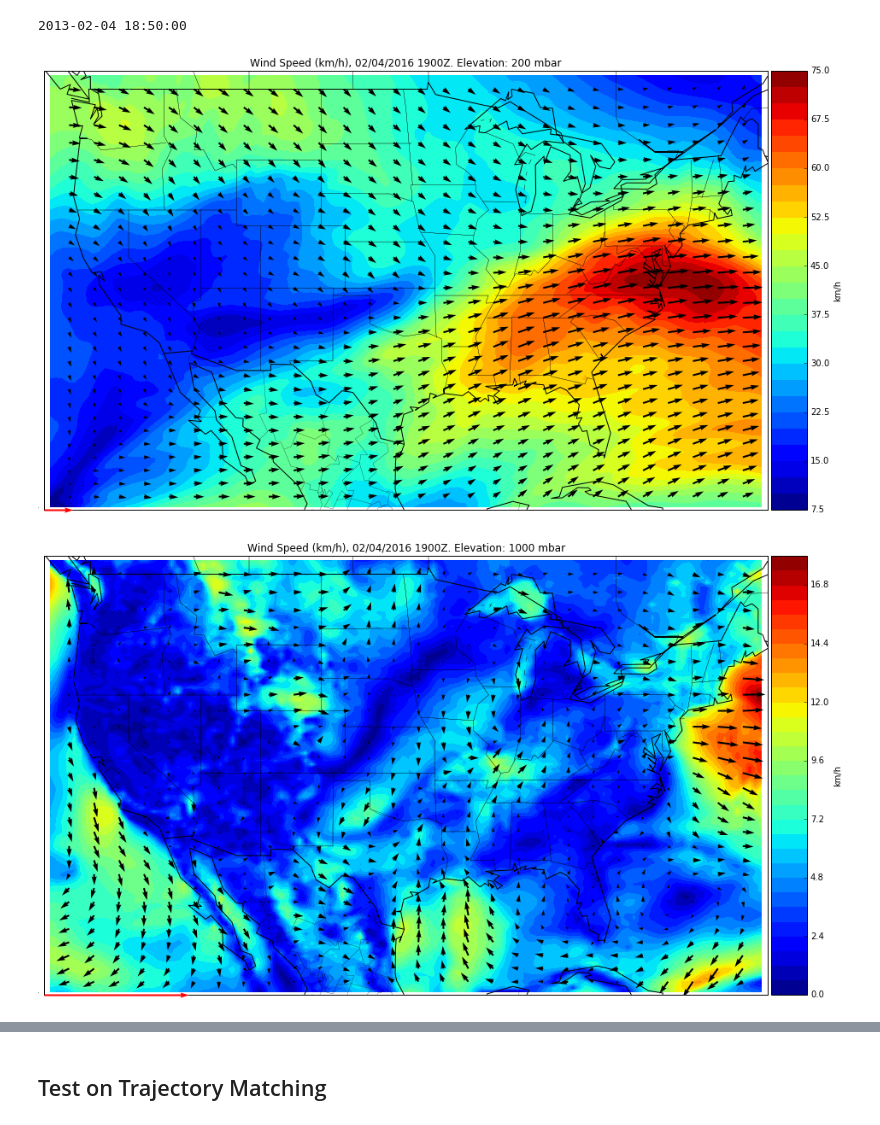
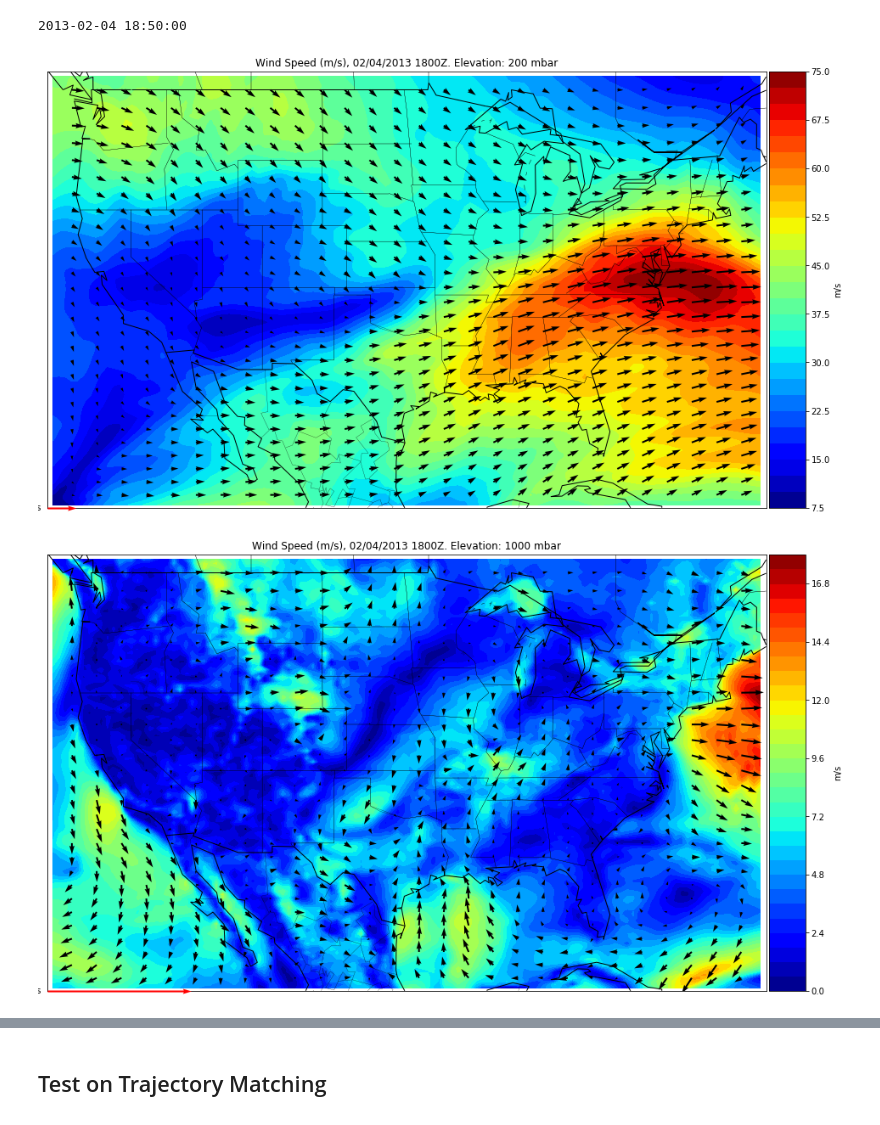
Before and after one commit to JeromeBlanchet/Wind_Mining, a Jupyter notebook: WindData_Visualization.ipynb, the cells around one changed output, grey strips where cells are left out. Saved outputs shown, nothing was run; the diff lists cells and outputs as text; code cells hidden in the pictures.

```diff
--- a/WindData_Visualization.ipynb
+++ b/WindData_Visualization.ipynb
@@ -61,7 +61,7 @@ WindClass.final_timeTags
 # create figure and axes instances
 def PlotWind(Winds, AirPressure, Resolution = 120, Scale = 2500,Time = '02/04/2013 19:00 Zulu'):
     fig = plt.figure(figsize=(16,12))
-    plt.title('Wind Speed (km/h), ' + Time + '. Elevation: ' + str(AirPressure) + ' mbar')
+    plt.title('Wind Speed (m/s), ' + Time + '. Elevation: ' + str(AirPressure) + ' mbar')
     # create polar stereographic Basemap instance.
     latlb = 21
     latub = 50
@@ -141,12 +122,12 @@ vi = griddata((x, y), v, (xi[None,:], yi[:,None]), method='linear')
 # %%
-m = PlotWind(Winds, 200, Time = '02/04/2016 1900Z')
+m = PlotWind(Winds, 200, Time = '02/04/2013 1800Z')
 # 38000 ft
 # %% [output]
-[figure, old version]
+[figure, new version]
 # %%
-m1 = PlotWind(Winds, 1000, Scale = 500,Time = '02/04/2016 1900Z')
+m1 = PlotWind(Winds, 1000, Scale = 500,Time = '02/04/2013 1800Z')
 # %% [output]
-[figure, old version]
+[figure, new version]
 # %%
 departureTime = datetime.datetime(2013, 1, 1, 18, 50)
 arrivalTime = datetime.datetime(2013, 1, 1, 20, 30)
```
Also changed, not shown: parts of 4 cells of this notebook.
